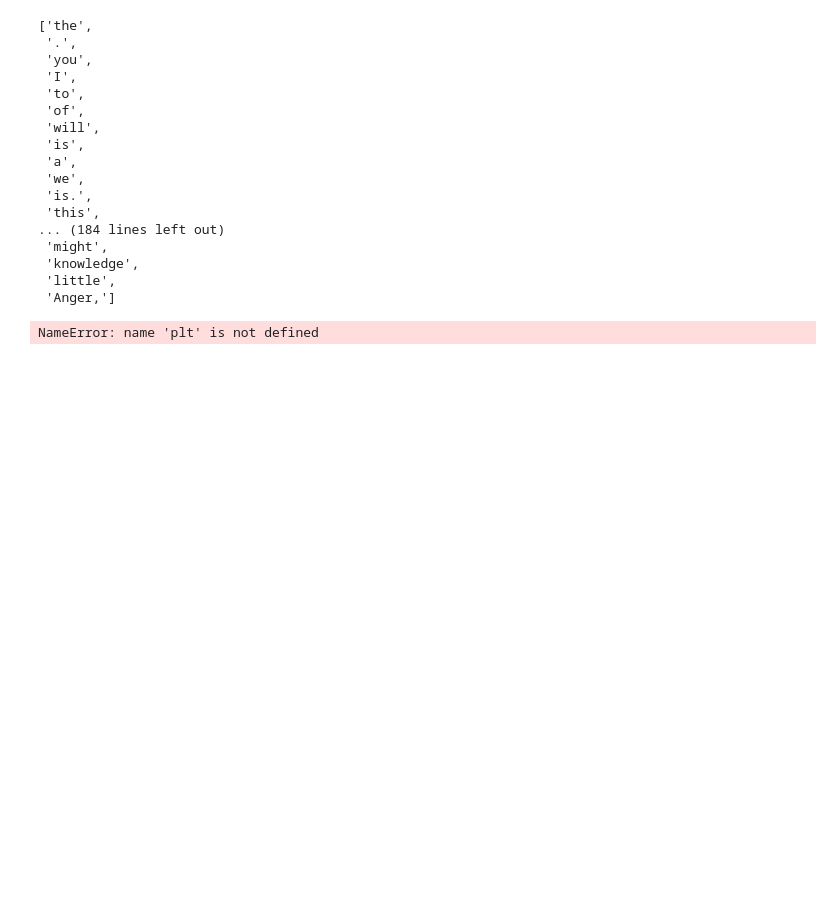
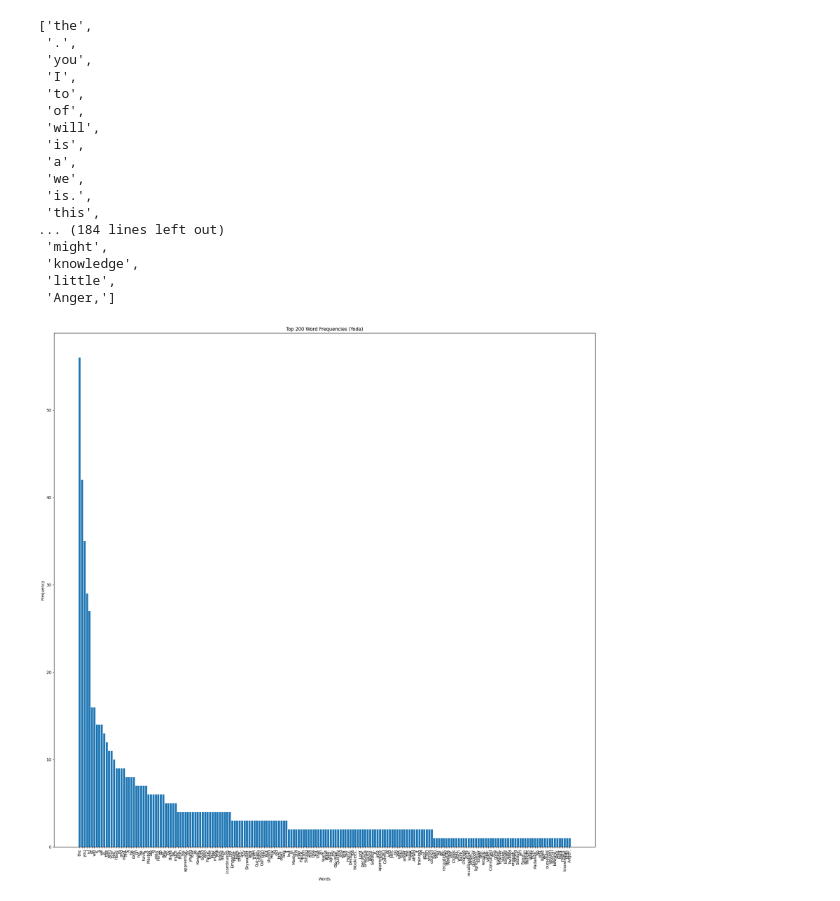
Before and after one commit to kglan/MSDS, a Jupyter notebook: DATA620/Corpus/hf.ipynb, the cells around one changed output. Saved outputs shown, nothing was run; the diff lists cells and outputs as text; code cells hidden in the pictures; blank space fills up the shorter version.

```diff
--- a/DATA620/Corpus/hf.ipynb
+++ b/DATA620/Corpus/hf.ipynb
@@ -89,13 +87,13 @@ top200
 # %%
 #Relative frequency of the 200 words
 top_200_word_frequencies = word_frequencies.loc[top200]
-plt.figure(figsize=(10, 6))
-plt.bar(range(len(top_200_words)), top_200_word_frequencies)
-plt.xticks(range(len(top_200_words)), top_200_words, rotation=90)
+plt.figure(figsize=(20, 20))
+plt.bar(range(len(top200)), top_200_word_frequencies)
+plt.xticks(range(len(top200)), top200, rotation=90)
 plt.xlabel('Words')
 plt.ylabel('Frequency')
 plt.title('Top 200 Word Frequencies (Yoda)')
 plt.tight_layout()
 plt.show()
 # %% [output]
-NameError: name 'plt' is not defined
+[figure, added]
```
Also changed, not shown: parts of 1 cell of this notebook.
